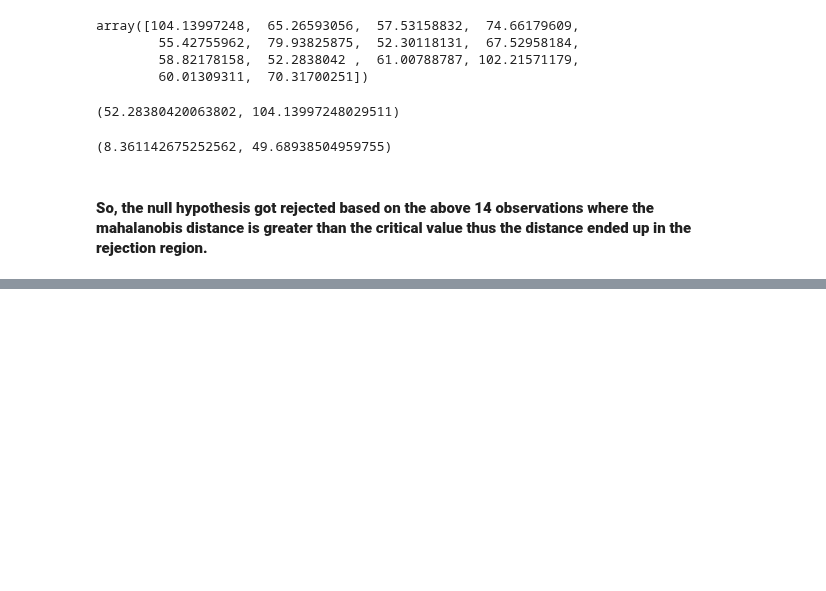
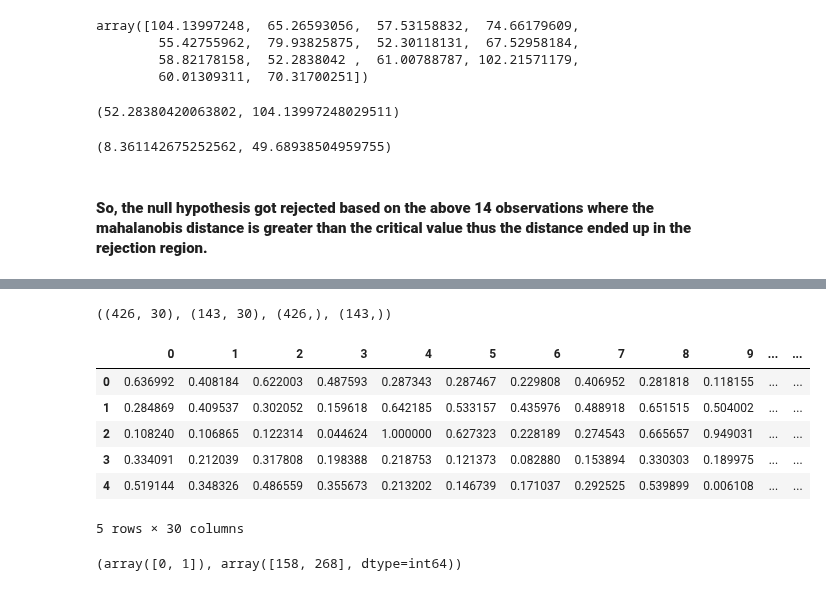
Before and after one commit to raj-shr-git/AAIC_Practice, a Jupyter notebook: MODULES/Module_3/Mod_3_KNN/KNN and its different distances.ipynb, the cells around one changed output, grey strips where cells are left out. Drawn from its saved outputs; the diff is of its cells as text; code cells hidden in the pictures; blank space fills up the shorter version.

```diff
--- a/MODULES/Module_3/Mod_3_KNN/KNN and its different distances.ipynb
+++ b/MODULES/Module_3/Mod_3_KNN/KNN and its different distances.ipynb
@@ -703,0 +637,6 @@ array([0, 0, 0, 0, 0, 0, 0, 0, 0, 0, 0, 0, 0, 0, 0, 0, 0, 0, 0, 1, 1, 1,
+# %%
+X_train, X_test, y_train, y_test = train_test_split(cancer_df.iloc[:,0:-1], cancer_df.iloc[:,-1], test_size=0.25,random_state=33)
+# %%
+X_train.shape, X_test.shape, y_train.shape, y_test.shape
+# %% [output]
+((426, 30), (143, 30), (426,), (143,))
@@ -703,0 +650,14 @@ array([0, 0, 0, 0, 0, 0, 0, 0, 0, 0, 0, 0, 0, 0, 0, 0, 0, 0, 0, 1, 1, 1,
+# %%
+pd.DataFrame(X_train_mms).head()
+# %% [output]
+|  | 0 | 1 | 2 | 3 | 4 | 5 | 6 | 7 | 8 | 9 | ... | ... |
+| 0 | 0.636992 | 0.408184 | 0.622003 | 0.487593 | 0.287343 | 0.287467 | 0.229808 | 0.406952 | 0.281818 | 0.118155 | ... | ... |
+| 1 | 0.284869 | 0.409537 | 0.302052 | 0.159618 | 0.642185 | 0.533157 | 0.435976 | 0.488918 | 0.651515 | 0.504002 | ... | ... |
+| 2 | 0.108240 | 0.106865 | 0.122314 | 0.044624 | 1.000000 | 0.627323 | 0.228189 | 0.274543 | 0.665657 | 0.949031 | ... | ... |
+| 3 | 0.334091 | 0.212039 | 0.317808 | 0.198388 | 0.218753 | 0.121373 | 0.082880 | 0.153894 | 0.330303 | 0.189975 | ... | ... |
+| 4 | 0.519144 | 0.348326 | 0.486559 | 0.355673 | 0.213202 | 0.146739 | 0.171037 | 0.292525 | 0.539899 | 0.006108 | ... | ... |
+5 rows × 30 columns
+# %%
+np.unique(y_train), np.bincount(y_train)
+# %% [output]
+(array([0, 1]), array([158, 268], dtype=int64))
```
Also changed, not shown: parts of 107 cells of this notebook, 18 other files.
